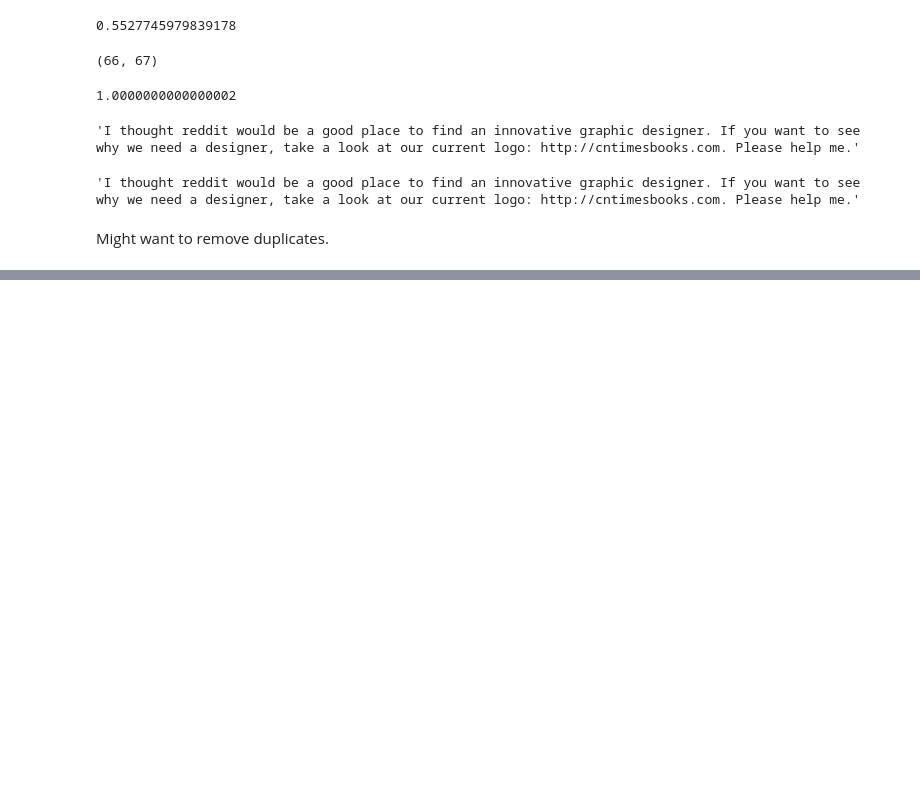
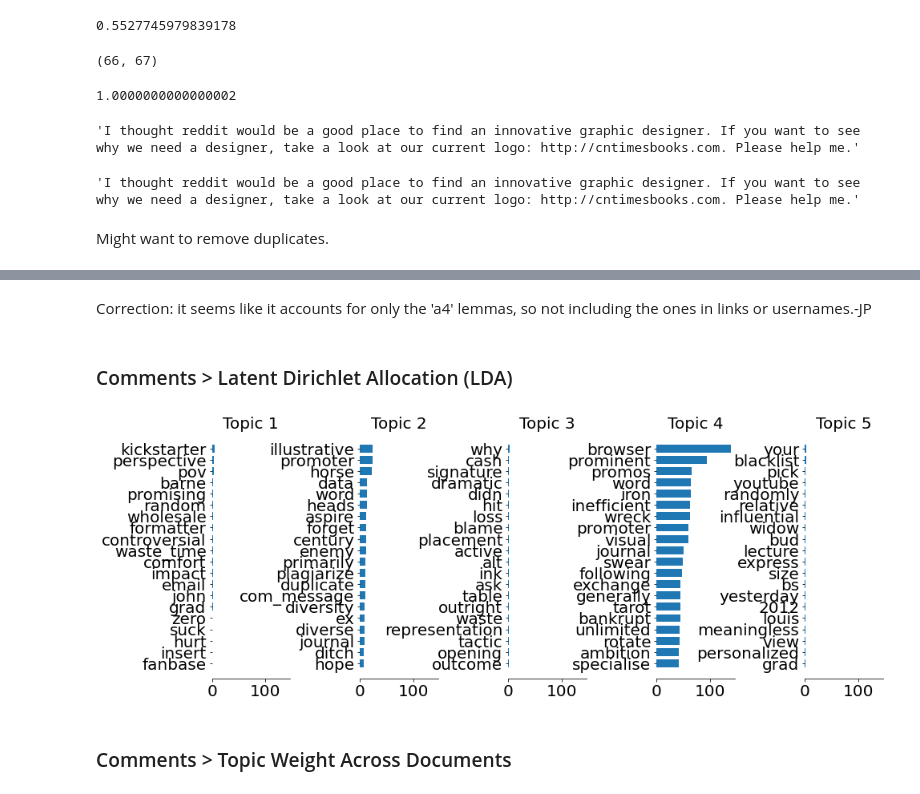
Before and after one commit to meiqingli/dssj_summer2022, a Jupyter notebook: dssj_publishing.ipynb, the cells around one changed output, grey strips where cells are left out. Drawn from its saved outputs; the diff is of its cells as text; code cells hidden in the pictures; blank space fills up the shorter version.

```diff
--- a/dssj_publishing.ipynb
+++ b/dssj_publishing.ipynb
@@ -1362,0 +1420,8 @@ Might want to remove duplicates.
+# %% [markdown]
+Correction: it seems like it accounts for only the 'a4' lemmas, so not including the ones in links or usernames.-JP
+# %% [markdown]
+### Comments > Latent Dirichlet Allocation (LDA)
+# %%
+X_comments = df_comments_noBlanks['lemmas']
+
+tfidf_comments =  vectorizer.fit_transform(X_comments)
@@ -1362,0 +1474,8 @@ Might want to remove duplicates.
+# %%
+token_names = vectorizer.get_feature_names_out()
+plot_top_words(lda_posts, token_names,20, 1, 5)
+plt.show()
+# %% [output]
+[figure, added]
+# %% [markdown]
+### Comments > Topic Weight Across Documents
```
Also changed, not shown: parts of 123 cells of this notebook.
